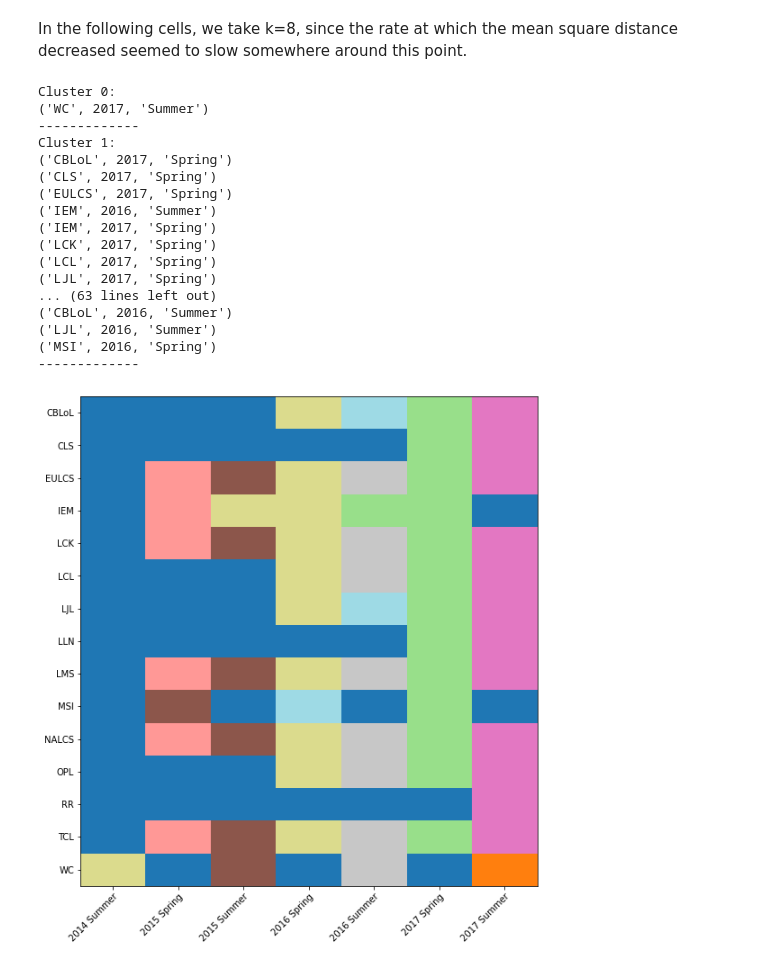
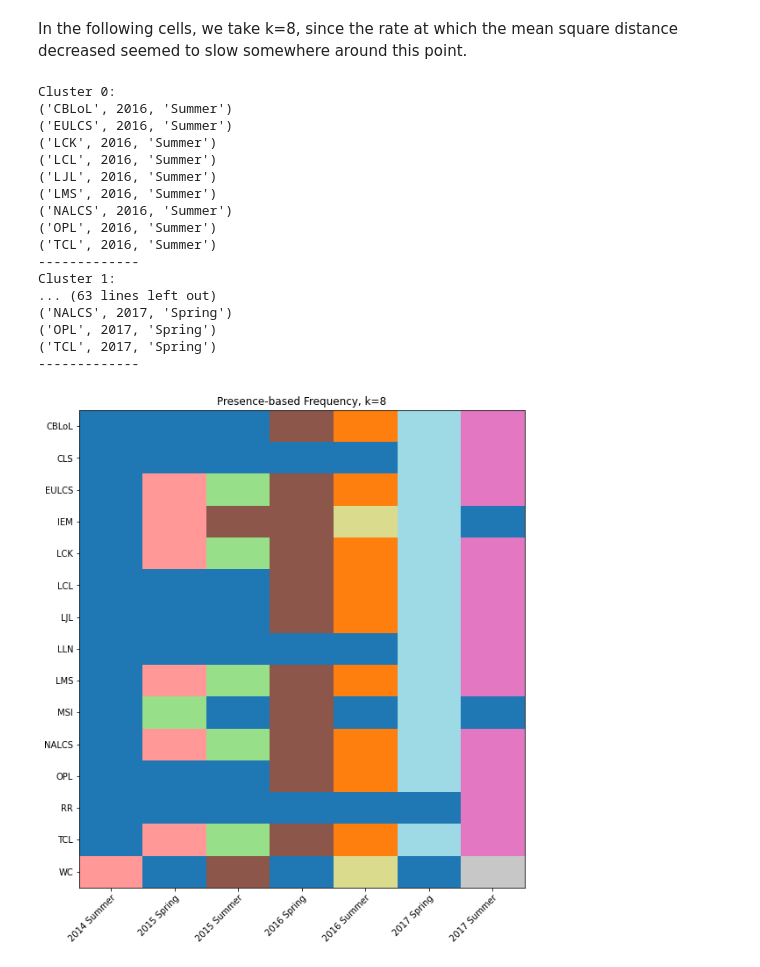
Before and after one commit to bjkim00/CSCI4022_Final_Project, a Jupyter notebook: Final Project.ipynb, the cells around one changed output. Drawn from its saved outputs; the diff is of its cells as text; code cells hidden in the pictures.

```diff
--- a/Final Project.ipynb
+++ b/Final Project.ipynb
@@ -75,12 +75,14 @@ def get_counts(data, regions, s, mode = None): # modes: None/all, picks, presenc
         b_basket = []
         r_basket = []
 
-        for champ in [x.strip() for x in row[7].replace("'", "").replace('[', '').replace(']', '').split(',')]: # for every champion banned by blue
-            b_basket.append(key1(champ))
+        if not mode == 'picks':
+            for champ in [x.strip() for x in row[7].replace("'", "").replace('[', '').replace(']', '').split(',')]: # for every champion banned by blue
+                b_basket.append(key1(champ))
         for champ in row[9:14]: # for every champion present on blue
             b_basket.append(key2(champ))
-        for champ in [x.strip() for x in row[8].replace("'", "").replace('[', '').replace(']', '').split(',')]: # for every champion banned by red
-            r_basket.append(key1(champ))
+        if not mode == 'picks':
+            for champ in [x.strip() for x in row[8].replace("'", "").replace('[', '').replace(']', '').split(',')]: # for every champion banned by red
+                r_basket.append(key1(champ))
         for champ in row[14:]: # for every champion present on red
             r_basket.append(key2(champ))
 
@@ -583,47 +585,47 @@ cluster_candidates = []
 errs = [] # "error," as defined in previous cells
 for j in range(n):
     err = []
     centroids, clusters = None, None
     iters = 0
     while clusters is None: # keep trying until some initialization doesn't cause a cluster to become empty
         centroids, clusters = k_means(vecs, 8)
     cluster_candidates.append(clusters)
     # calculate "errors" (distances) squared for each point to their corresponding centroid
     for i in range(len(clusters)):
         err.append(np.linalg.norm(vecs[i, :] - centroids[clusters[i]])**2)
     errs.append(np.mean(err))
 
 # pick clustering that minimizes the mean squared distance
 idx = np.argmin(errs)
 clusters = cluster_candidates[idx]
 
 for i in range(8):
     print('Cluster {}:'.format(i))
     for j in range(len(clusters)):
         if clusters[j] == i:
             print(regions[j])
     print('-------------')
 
-grid_plot_clusters(regions, clusters, '')
+grid_plot_clusters(regions, clusters, 'Presence-based Frequency, k=8')
 # %% [output]
 Cluster 0:
-('WC', 2017, 'Summer')
+('CBLoL', 2016, 'Summer')
+('EULCS', 2016, 'Summer')
+('LCK', 2016, 'Summer')
+('LCL', 2016, 'Summer')
+('LJL', 2016, 'Summer')
+('LMS', 2016, 'Summer')
+('NALCS', 2016, 'Summer')
+('OPL', 2016, 'Summer')
+('TCL', 2016, 'Summer')
 -------------
 Cluster 1:
-('CBLoL', 2017, 'Spring')
-('CLS', 2017, 'Spring')
-('EULCS', 2017, 'Spring')
-('IEM', 2016, 'Summer')
-('IEM', 2017, 'Spring')
-('LCK', 2017, 'Spring')
-('LCL', 2017, 'Spring')
-('LJL', 2017, 'Spring')
 ... (63 lines left out)
-('CBLoL', 2016, 'Summer')
-('LJL', 2016, 'Summer')
-('MSI', 2016, 'Spring')
+('NALCS', 2017, 'Spring')
+('OPL', 2017, 'Spring')
+('TCL', 2017, 'Spring')
 -------------
-[figure, old version]
+[figure, new version]
 # %%
 # see top of three cells ago
 
```
Also changed, not shown: parts of 2 cells of this notebook.
